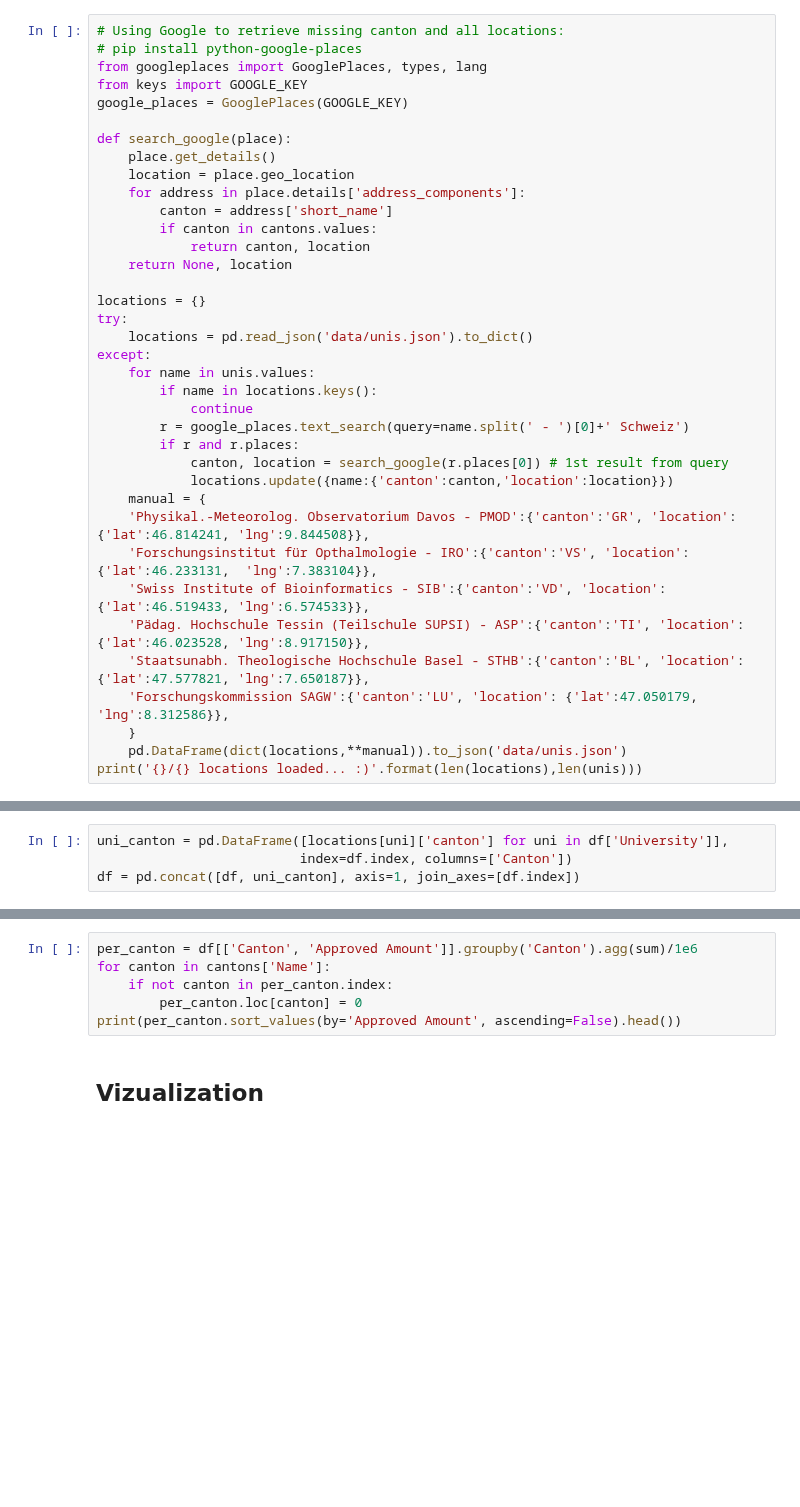
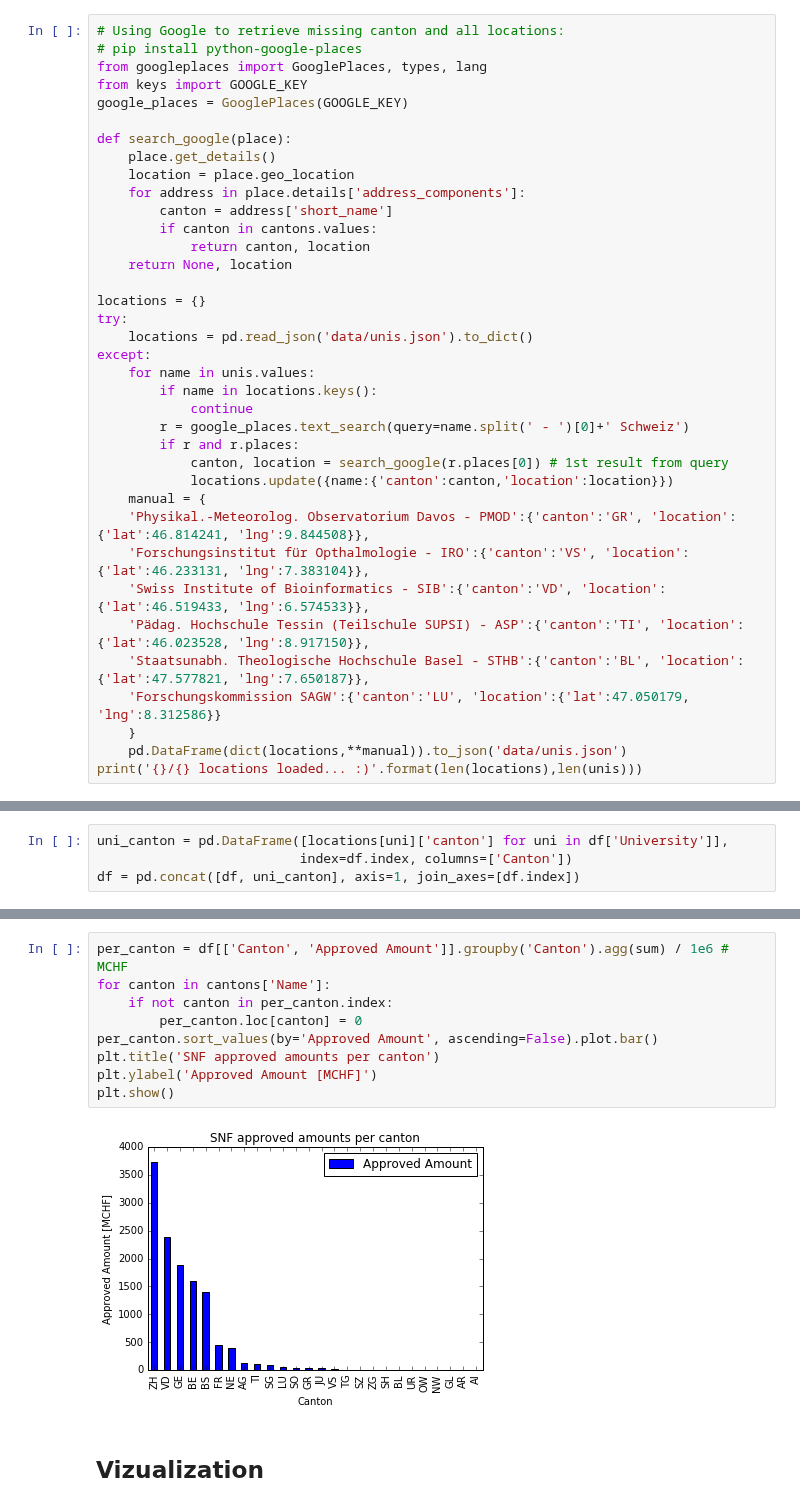
Before and after one commit to fdevillard/ada-homeworks, a Jupyter notebook: 03 - Interactive Viz/HW3.ipynb, the cells around one changed output, grey strips where cells are left out. Drawn from its saved outputs; the diff is of its cells as text; blank space fills up the shorter version.

```diff
--- a/03 - Interactive Viz/HW3.ipynb
+++ b/03 - Interactive Viz/HW3.ipynb
@@ -65,11 +65,11 @@ except:
             locations.update({name:{'canton':canton,'location':location}})
     manual = {
     'Physikal.-Meteorolog. Observatorium Davos - PMOD':{'canton':'GR', 'location':{'lat':46.814241, 'lng':9.844508}},
-    'Forschungsinstitut für Opthalmologie - IRO':{'canton':'VS', 'location':{'lat':46.233131,  'lng':7.383104}},
+    'Forschungsinstitut für Opthalmologie - IRO':{'canton':'VS', 'location':{'lat':46.233131, 'lng':7.383104}},
     'Swiss Institute of Bioinformatics - SIB':{'canton':'VD', 'location':{'lat':46.519433, 'lng':6.574533}},
     'Pädag. Hochschule Tessin (Teilschule SUPSI) - ASP':{'canton':'TI', 'location':{'lat':46.023528, 'lng':8.917150}},
     'Staatsunabh. Theologische Hochschule Basel - STHB':{'canton':'BL', 'location':{'lat':47.577821, 'lng':7.650187}},
-    'Forschungskommission SAGW':{'canton':'LU', 'location': {'lat':47.050179, 'lng':8.312586}},
+    'Forschungskommission SAGW':{'canton':'LU', 'location':{'lat':47.050179, 'lng':8.312586}}
     }
     pd.DataFrame(dict(locations,**manual)).to_json('data/unis.json')
 print('{}/{} locations loaded... :)'.format(len(locations),len(unis)))
@@ -89,9 +91,14 @@ Then display the 5 first entries sorted in descending order.
 # %%
-per_canton = df[['Canton', 'Approved Amount']].groupby('Canton').agg(sum)/1e6
+per_canton = df[['Canton', 'Approved Amount']].groupby('Canton').agg(sum) / 1e6 # MCHF
 for canton in cantons['Name']:
     if not canton in per_canton.index:
         per_canton.loc[canton] = 0
-print(per_canton.sort_values(by='Approved Amount', ascending=False).head())
+per_canton.sort_values(by='Approved Amount', ascending=False).plot.bar()
+plt.title('SNF approved amounts per canton')
+plt.ylabel('Approved Amount [MCHF]')
+plt.show()
+# %% [output]
+[figure, added]
 # %% [markdown]
 ## Vizualization
 # %%
```
Also changed, not shown: parts of 5 cells of this notebook, 5 other files.
